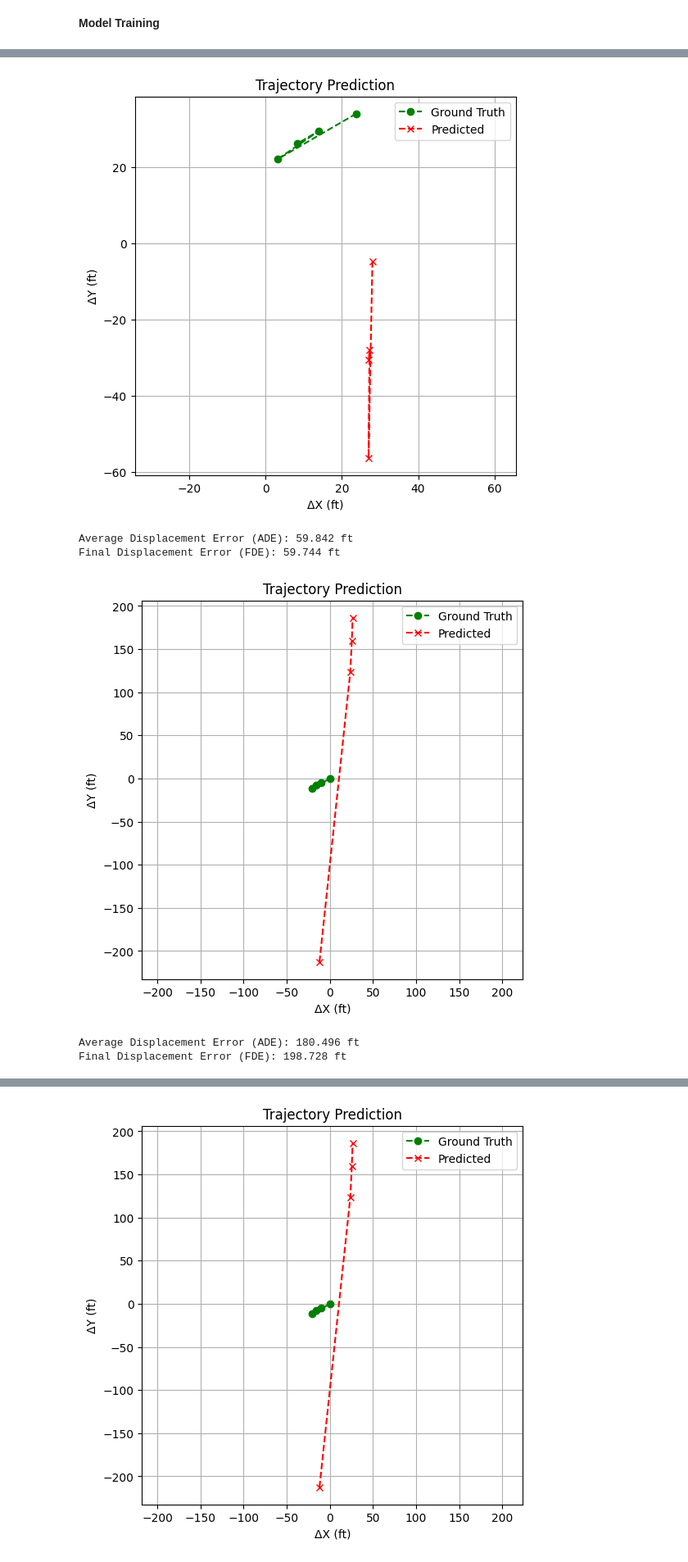
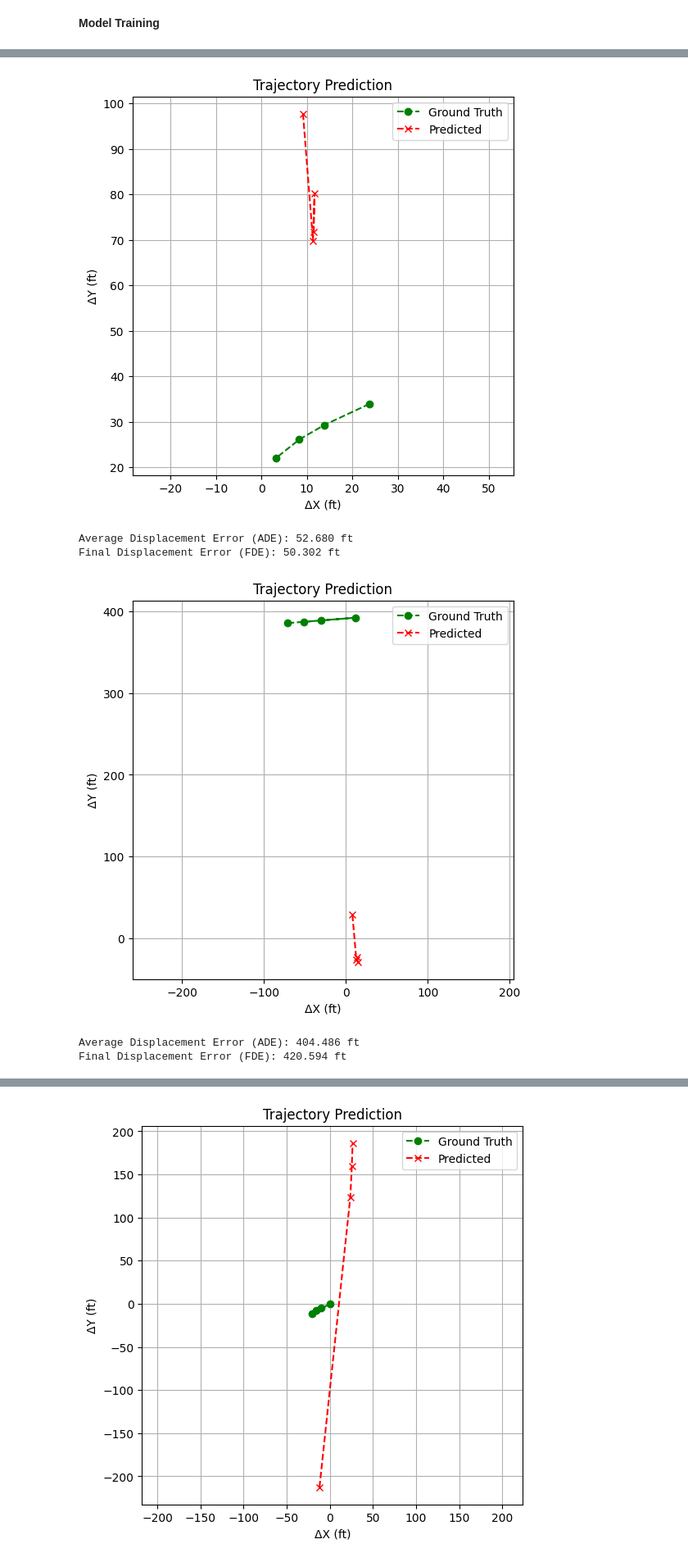
Before and after one commit to ABANISINGHA/Trajectory-Forecasting, a Jupyter notebook: model.ipynb, the cells around one changed output, grey strips where cells are left out. Shown: that part at 82% size. Cells and saved outputs as stored; diff of their text form; code cells hidden in the pictures.

```diff
--- a/model.ipynb
+++ b/model.ipynb
@@ -546,11 +487,11 @@ def evaluate_model(model, val_dataset, device="cuda"):
 # %%
 ade_list = []
 fde_list = []
-
+train_losses = []
 dataset = GraphTrajectoryDataset(train_data)
 dataloader = DataLoader(dataset, batch_size=1, shuffle=True, collate_fn=graph_sequence_collate)
 
-for epoch in range(20):
+for epoch in range(15):
     model, loss = train_one_epoch(model, dataloader, optimizer, criterion, device="cuda")
     train_losses.append(loss)
 
@@ -987,14 +970,14 @@ Final Displacement Error (FDE): 420.815 ft
 # %%
-true_coords, pred_coords = visualize_prediction(trained_model_11, val_data[0], device="cuda")
+true_coords, pred_coords = visualize_prediction(trained_model_11, valdata1, device="cuda")
 # %% [output]
-[figure, old version]
+[figure, new version]
-Average Displacement Error (ADE): 59.842 ft
-Final Displacement Error (FDE): 59.744 ft
+Average Displacement Error (ADE): 52.680 ft
+Final Displacement Error (FDE): 50.302 ft
 # %%
-true_coords, pred_coords = visualize_prediction(trained_model_12, val_data_normalised[0], device="cuda")
+true_coords, pred_coords = visualize_prediction(trained_model_11, loaded_graph_sequences[98], device="cuda")
 # %% [output]
-[figure, old version]
+[figure, new version]
-Average Displacement Error (ADE): 180.496 ft
-Final Displacement Error (FDE): 198.728 ft
+Average Displacement Error (ADE): 404.486 ft
+Final Displacement Error (FDE): 420.594 ft
 # %%
 trained_model_13 = train_and_evaluate(model1, metric = 'huber', train_dataset=dataset, val_dataset=val_data, device="cuda", epochs=30)
```
Also changed, not shown: parts of 26 cells of this notebook.
